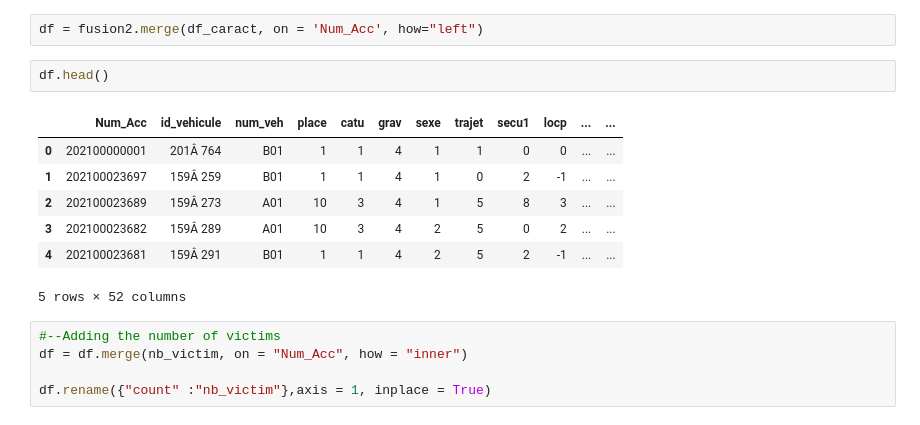
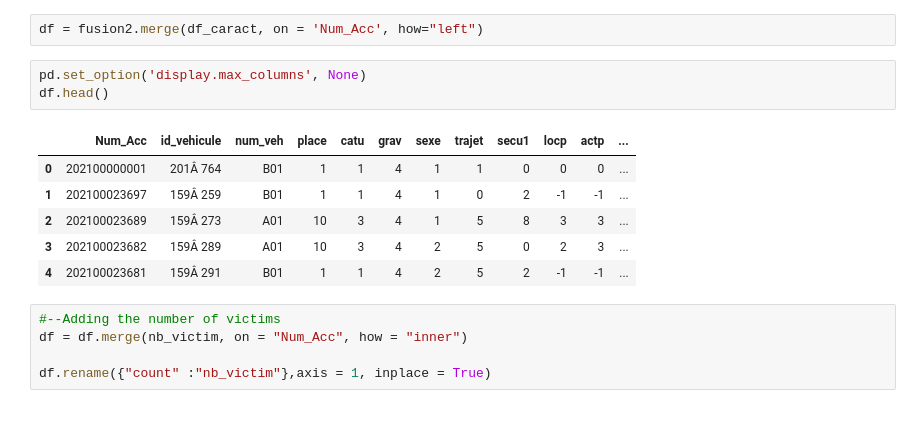
Before and after one commit to DataScientest-Studio/Template_MLOps_accidents, a Jupyter notebook: notebooks/1.0-ldj-initial-data-exploration.ipynb, the cells around one changed output. Drawn from its saved outputs; the diff is of its cells as text.

```diff
--- a/notebooks/1.0-ldj-initial-data-exploration.ipynb
+++ b/notebooks/1.0-ldj-initial-data-exploration.ipynb
@@ -275,16 +296,16 @@ fusion1.head()
 fusion2 = fusion1.merge(df_places, on = "Num_Acc", how = "left")
 # %%
 df = fusion2.merge(df_caract, on = 'Num_Acc', how="left")
-# %%
-df.head()
-# %% [output]
-|  | Num_Acc | id_vehicule | num_veh | place | catu | grav | sexe | trajet | secu1 | locp | ... | ... |
-| 0 | 202100000001 | 201Â 764 | B01 | 1 | 1 | 4 | 1 | 1 | 0 | 0 | ... | ... |
-| 1 | 202100023697 | 159Â 259 | B01 | 1 | 1 | 4 | 1 | 0 | 2 | -1 | ... | ... |
-| 2 | 202100023689 | 159Â 273 | A01 | 10 | 3 | 4 | 1 | 5 | 8 | 3 | ... | ... |
-| 3 | 202100023682 | 159Â 289 | A01 | 10 | 3 | 4 | 2 | 5 | 0 | 2 | ... | ... |
-| 4 | 202100023681 | 159Â 291 | B01 | 1 | 1 | 4 | 2 | 5 | 2 | -1 | ... | ... |
-5 rows × 52 columns
+# %%
+pd.set_option('display.max_columns', None)
+df.head()
+# %% [output]
+|  | Num_Acc | id_vehicule | num_veh | place | catu | grav | sexe | trajet | secu1 | locp | actp | ... |
+| 0 | 202100000001 | 201Â 764 | B01 | 1 | 1 | 4 | 1 | 1 | 0 | 0 | 0 | ... |
+| 1 | 202100023697 | 159Â 259 | B01 | 1 | 1 | 4 | 1 | 0 | 2 | -1 | -1 | ... |
+| 2 | 202100023689 | 159Â 273 | A01 | 10 | 3 | 4 | 1 | 5 | 8 | 3 | 3 | ... |
+| 3 | 202100023682 | 159Â 289 | A01 | 10 | 3 | 4 | 2 | 5 | 0 | 2 | 3 | ... |
+| 4 | 202100023681 | 159Â 291 | B01 | 1 | 1 | 4 | 2 | 5 | 2 | -1 | -1 | ... |
 # %%
 #--Adding the number of victims
 df = df.merge(nb_victim, on = "Num_Acc", how = "inner")
```
Also changed, not shown: parts of 5 cells of this notebook, 8 other files.
